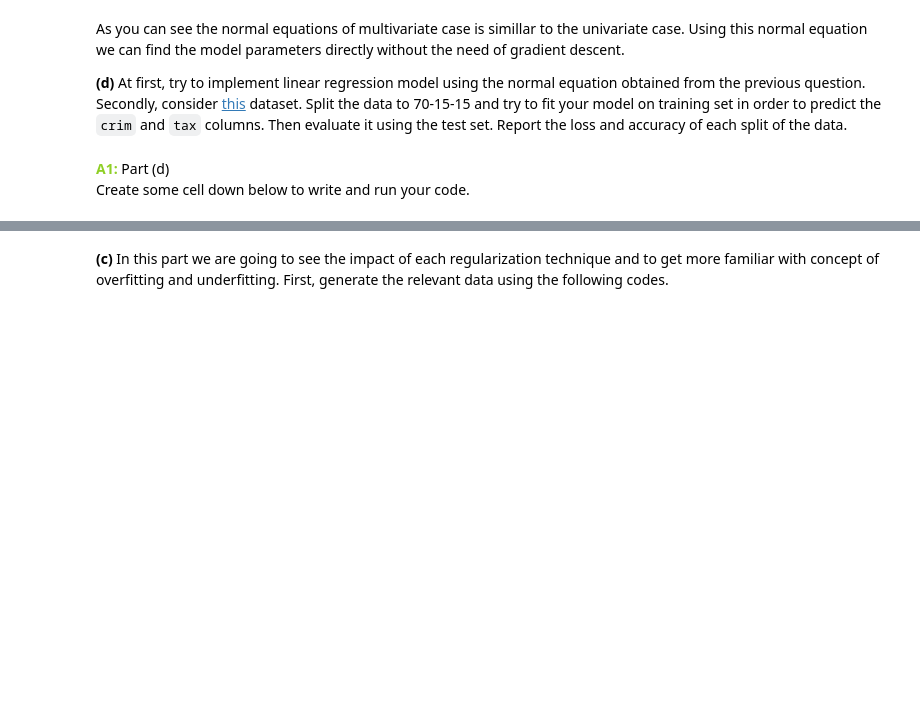
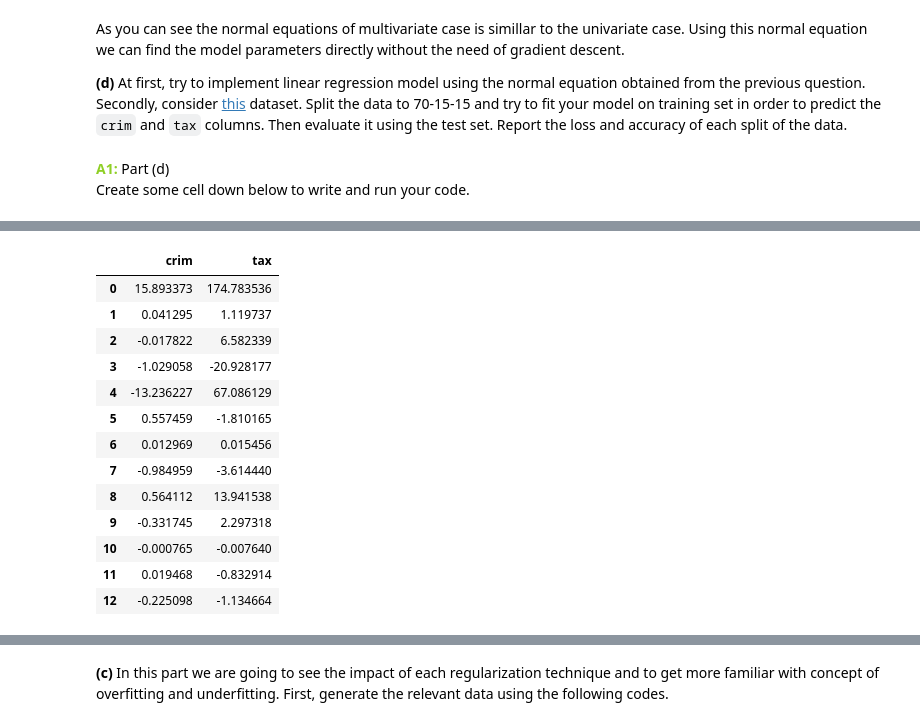
Before and after one commit to peyman886/Machine_Learning, a Jupyter notebook: Bahrak 1402-1/HomeWork/HW03/Machine_Learning_HW03.ipynb, the cells around one changed output, grey strips where cells are left out. Saved outputs shown, nothing was run; the diff lists cells and outputs as text; code cells hidden in the pictures; blank space fills up the shorter version.

```diff
--- a/Bahrak 1402-1/HomeWork/HW03/Machine_Learning_HW03.ipynb
+++ b/Bahrak 1402-1/HomeWork/HW03/Machine_Learning_HW03.ipynb
@@ -60,0 +120,44 @@ As you can see the normal equations of multivariate case is simillar to the univ
+# %%
+from sklearn.model_selection import train_test_split
+import numpy as np
+
+def add_intercept(X):
+    """Add an intercept term to the feature matrix."""
+    return np.c_[np.ones(X.shape[0]), X]
+
+def compute_theta_normal_equation(X, y):
+    """Compute theta using the normal equations."""
+    return np.linalg.inv(X.T @ X) @ X.T @ y
+
+# Define the new target variables (crim and tax) and the remaining features
+new_targets = boston_data[['crim', 'tax']]
+new_features = boston_data.drop(['crim', 'tax'], axis=1)
+
+# Split the data into training (70%), validation (15%), and test (15%) sets
+X_train, X_temp, y_train, y_temp = train_test_split(new_features, new_targets, test_size=0.3, random_state=42)
+X_val, X_test, y_val, y_test = train_test_split(X_temp, y_temp, test_size=0.5, random_state=42)
+
+# Add an intercept term to the feature matrices
+X_train = add_intercept(X_train)
+X_val = add_intercept(X_val)
+X_test = add_intercept(X_test)
+
+# Compute theta using the normal equations for the training set
+theta_train = compute_theta_normal_equation(X_train, y_train)
+
+theta_train
+# %% [output]
+|  | crim | tax |
+| 0 | 15.893373 | 174.783536 |
+| 1 | 0.041295 | 1.119737 |
+| 2 | -0.017822 | 6.582339 |
+| 3 | -1.029058 | -20.928177 |
+| 4 | -13.236227 | 67.086129 |
+| 5 | 0.557459 | -1.810165 |
+| 6 | 0.012969 | 0.015456 |
+| 7 | -0.984959 | -3.614440 |
+| 8 | 0.564112 | 13.941538 |
+| 9 | -0.331745 | 2.297318 |
+| 10 | -0.000765 | -0.007640 |
+| 11 | 0.019468 | -0.832914 |
+| 12 | -0.225098 | -1.134664 |
```
Also changed, not shown: parts of 25 cells of this notebook.
